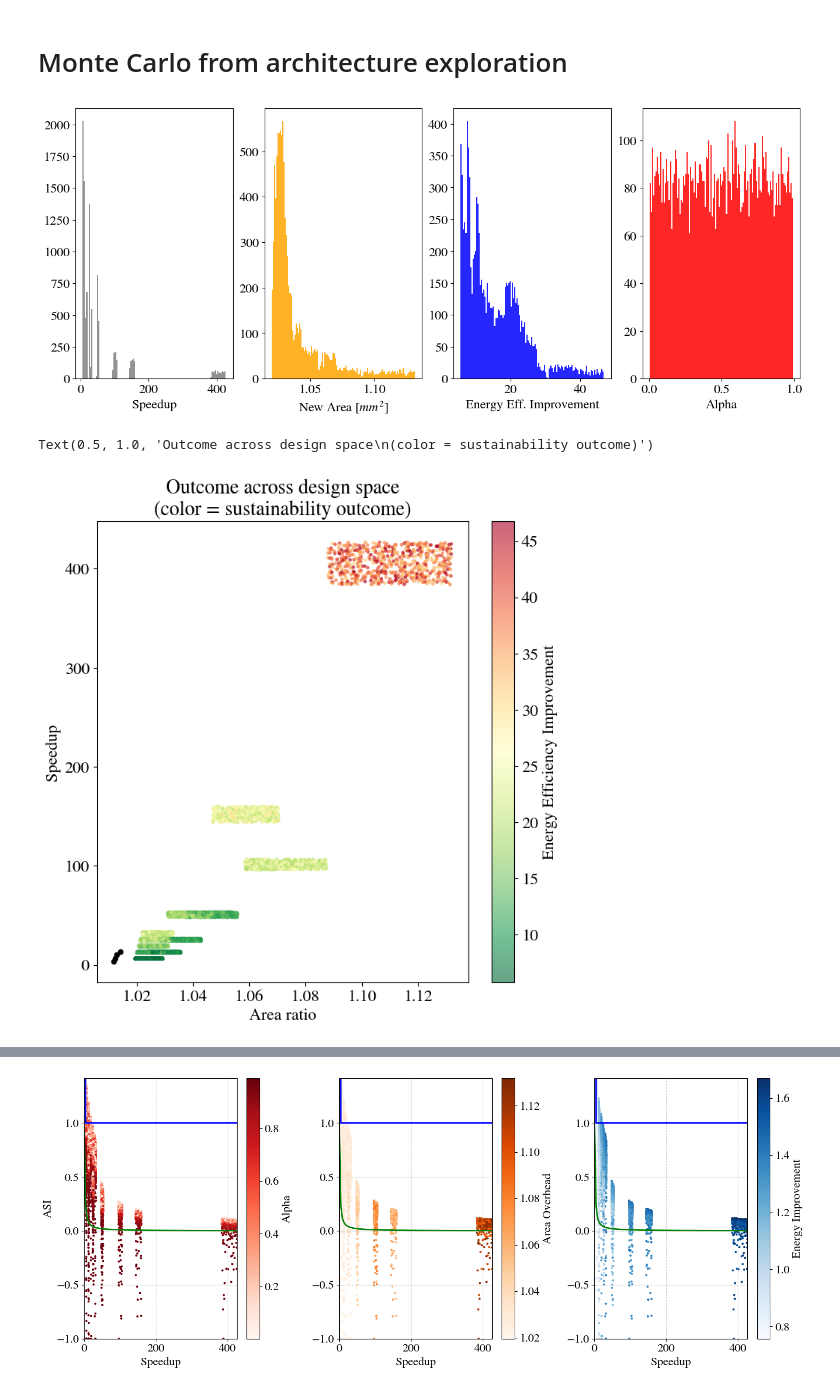
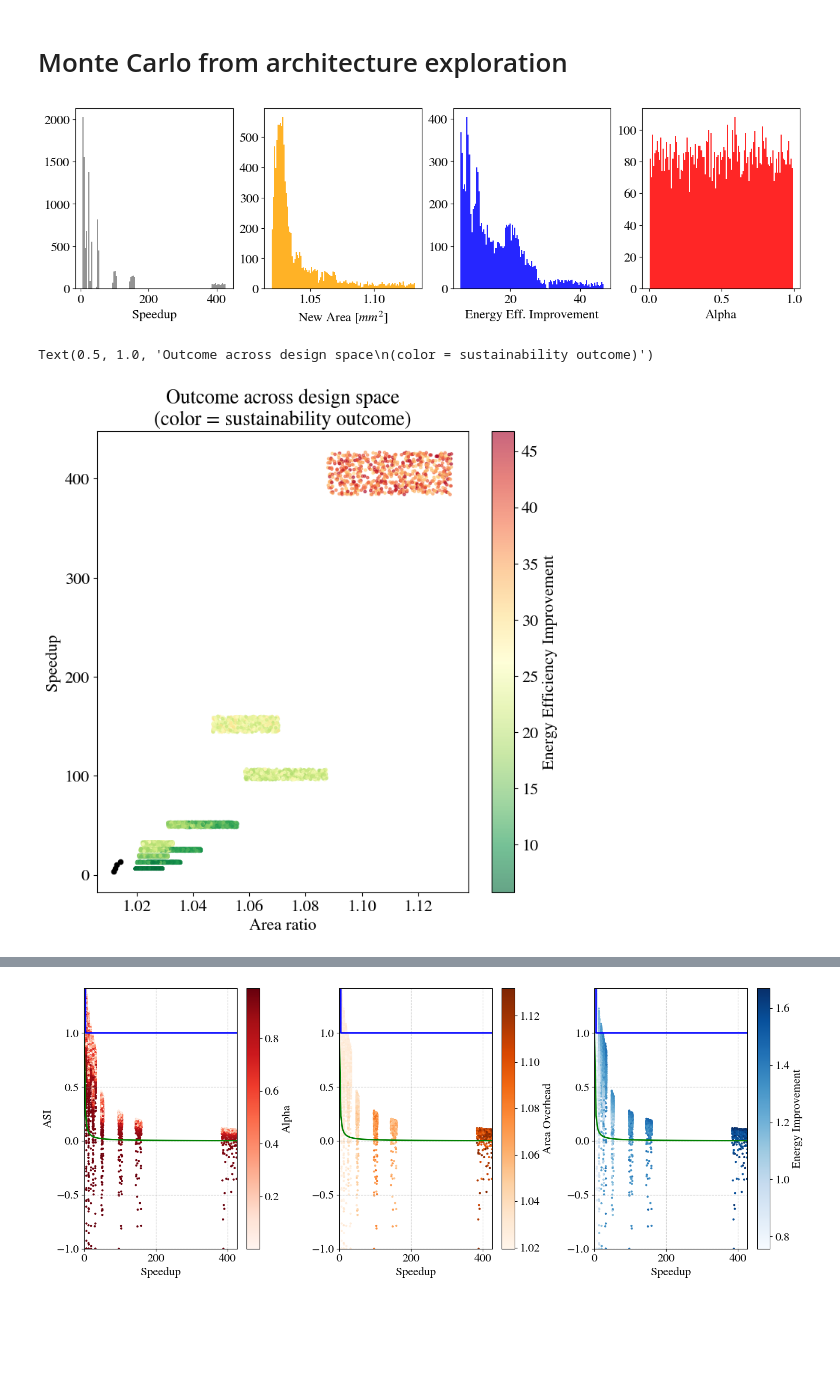
Before and after one commit to PolMaistriaux/IoT_Node_Modeling, a Jupyter notebook: Test_new_applications/Notebook_ASI_Framework.ipynb, the cells around one changed output, grey strips where cells are left out. Saved outputs shown, nothing was run; the diff lists cells and outputs as text; code cells hidden in the pictures; blank space fills up the shorter version.

```diff
--- a/Test_new_applications/Notebook_ASI_Framework.ipynb
+++ b/Test_new_applications/Notebook_ASI_Framework.ipynb
@@ -135,12 +137,12 @@ our_latency_ratio = our_Latency / baseline_latency
 our_speedup_ratio = 1/(our_latency_ratio)
 
 #----------------------------------------------------------------------------------
-soA_name          =           [ "Liu 18"  ]       #"Pereira 22" , "Berta. 21 ", "Gonz. 24",  "Yang 21", "Mahdavi 19", "Shih 18", "Tian 19"  , "Paul 25"  ]         #"Deng 23"
-soA_type          =           [ "Memory-b"]       #"Memory-b"   , "Memory-b"  , "Memory-b",  "Pipel." , "Pipel."    , "Pipel." , "Memory-b" , "Memory-b" ]         #"Pipel."
-soa_Area_FFT       = np.array([   1.67    ] )     #   0.185     , 0.185       , 1.08      ,  1.83     , 0.57        , 1.09     ,0.84        , 3.8        ] )       #0.48
-soa_NFFT           = np.array([   4096    ] )     #   256       , 1024        , 1024      ,  2048     , 2048        , 2048     ,4096        , 4096       ] )       #1024
-soa_Latency_pFFT   = np.array([   768     ] )     #   1025      , 3005        , 1320      ,  2048     , 1200        , 2048     ,5120        , 605        ] )       #245
-soa_Energy_pFFT    = np.array([  240.98   ] )*1e-9#   187.23    , 1054.78     , 297.92    ,  260.31   , 600.82      , 541.60   ,599.04      , 495.67     ] ) *1e-9 #22.94
+soA_name          =           [ "Pereira 22" , "Berta. 21 ", "Gonz. 24",  "Yang 21", "Mahdavi 19", "Shih 18", "Tian 19"  , "Paul 25"  ]         #"Deng 23"
+soA_type          =           [ "Memory-b"   , "Memory-b"  , "Memory-b",  "Pipel." , "Pipel."    , "Pipel." , "Memory-b" , "Memory-b" ]         #"Pipel."
+soa_Area_FFT       = np.array([    0.185     , 0.185       , 1.08      ,  1.83     , 0.57        , 1.09     ,0.84        , 3.8        ] )       #0.48
+soa_NFFT           = np.array([    256       , 1024        , 1024      ,  2048     , 2048        , 2048     ,4096        , 4096       ] )       #1024
+soa_Latency_pFFT   = np.array([    1025      , 3005        , 1320      ,  2048     , 1200        , 2048     ,5120        , 605        ] )       #245
+soa_Energy_pFFT    = np.array([    187.23    , 1054.78     , 297.92    ,  260.31   , 600.82      , 541.60   ,599.04      , 495.67     ] ) *1e-9 #22.94
 
 soa_Area           = scale_area    (area= soa_Area_FFT,        nfft_ref = 4096, nfft = soa_NFFT, acc_type =soA_type)
 soa_Latency        = scale_latency (latency= soa_Latency_pFFT, nfft_ref = 4096, nfft = soa_NFFT, acc_type =soA_type)
@@ -154,6 +156,27 @@ soa_power_ratio   = soa_Power   / baseline_power
 soa_energy_ratio  = soa_Energy  / baseline_energy
 soa_latency_ratio = soa_Latency / baseline_latency
 soa_speedup_ratio = 1/(soa_latency_ratio)
+
+#----------------------------------------------------------------------------------
+soA_pt_name          =           [ "Liu 18"   ]
+soA_pt_type          =           [ "Memory-b" ]
+soa_pt_Area_FFT       = np.array([   1.67     ] )
+soa_pt_NFFT           = np.array([   4096     ] )
+soa_pt_Latency_pFFT   = np.array([   768      ] )
+soa_pt_Energy_pFFT    = np.array([  240.98    ] ) *1e-9
+
+soa_pt_Area           = scale_area    (area= soa_pt_Area_FFT,        nfft_ref = 4096, nfft = soa_pt_NFFT, acc_type =soA_pt_type)
+soa_pt_Latency        = scale_latency (latency= soa_pt_Latency_pFFT, nfft_ref = 4096, nfft = soa_pt_NFFT, acc_type =soA_pt_type)
+soa_pt_Energy         = soa_pt_Energy_pFFT  * (4096*12/(soa_pt_NFFT*np.log2(soa_pt_NFFT)))
+
+soa_pt_Speedup        = baseline_latency / soa_pt_Latency
+soa_pt_Power          = soa_pt_Energy    / soa_pt_Latency
+
+soa_pt_area_ratio    = (soa_pt_Area+baseline_area)    / baseline_area
+soa_pt_power_ratio   = soa_pt_Power   / baseline_power
+soa_pt_energy_ratio  = soa_pt_Energy  / baseline_energy
+soa_pt_latency_ratio = soa_pt_Latency / baseline_latency
+soa_pt_speedup_ratio = 1/(soa_pt_latency_ratio)
 # %%
 analysis_Mem_type  = np.array([1]) # 0: 1xSP SRAM,   1: 2xSP SRAM, 2: 2xHalf-size SP SRAM,  3: 1xDP SRAM
 analysis_nMem_type = len(analysis_Mem_type)
@@ -442,36 +479,36 @@ mc_ncf_ft_res  = (mc_area_ratio* (mc_alpha)) +  (mc_power_ratio    * (1-mc_alpha
 # %%
 
 
-fig, ax = plt.subplots(1,4, figsize=(16,6))
+fig, ax = plt.subplots(1,4, figsize=(16,4))
 
 ax[0].hist(mc_speedup_ratio, bins=120, color='Gray', alpha=0.85, edgecolor='none')
 ax[0].set_xlabel('Speedup')
 ax[1].hist(mc_area_ratio, bins=120, color='Orange', alpha=0.85, edgecolor='none')
 ax[1].set_xlabel('New Area [$mm^2$]')
 ax[2].hist(1/mc_energy_ratio, bins=120, color='Blue', alpha=0.85, edgecolor='none')
 ax[2].set_xlabel('Energy Eff. Improvement')
 ax[3].hist(mc_alpha, bins=120, color='Red', alpha=0.85, edgecolor='none')
 ax[3].set_xlabel('Alpha')
 
 plt.show()
 
 ##############################################################################################
 fig, axes = plt.subplots(1,1, figsize=(8, 8))
 
 ax = axes #axes[1, 0]
 sc = ax.scatter(mc_area_ratio, mc_speedup_ratio, c=1/mc_energy_ratio,
                  cmap='RdYlGn_r', s=6, vmin=np.min(1/mc_energy_ratio), vmax=np.max(1/mc_energy_ratio), alpha=0.6)
 
 plt.colorbar(sc, ax=ax, label='Energy Efficiency Improvement')
 
 for i in range(our_Area.shape[0]):
     ax.scatter (our_area_ratio[i], our_Speedup[i], s = 20, c ='black')
 
 ax.set_xlabel('Area ratio')
 ax.set_ylabel('Speedup')
 ax.set_title('Outcome across design space\n(color = sustainability outcome)')
 # %% [output]
-[figure, old version]
+[figure, new version]
 Text(0.5, 1.0, 'Outcome across design space\n(color = sustainability outcome)')
 [figure]
 # %%
```
Also changed, not shown: parts of 4 cells of this notebook.
